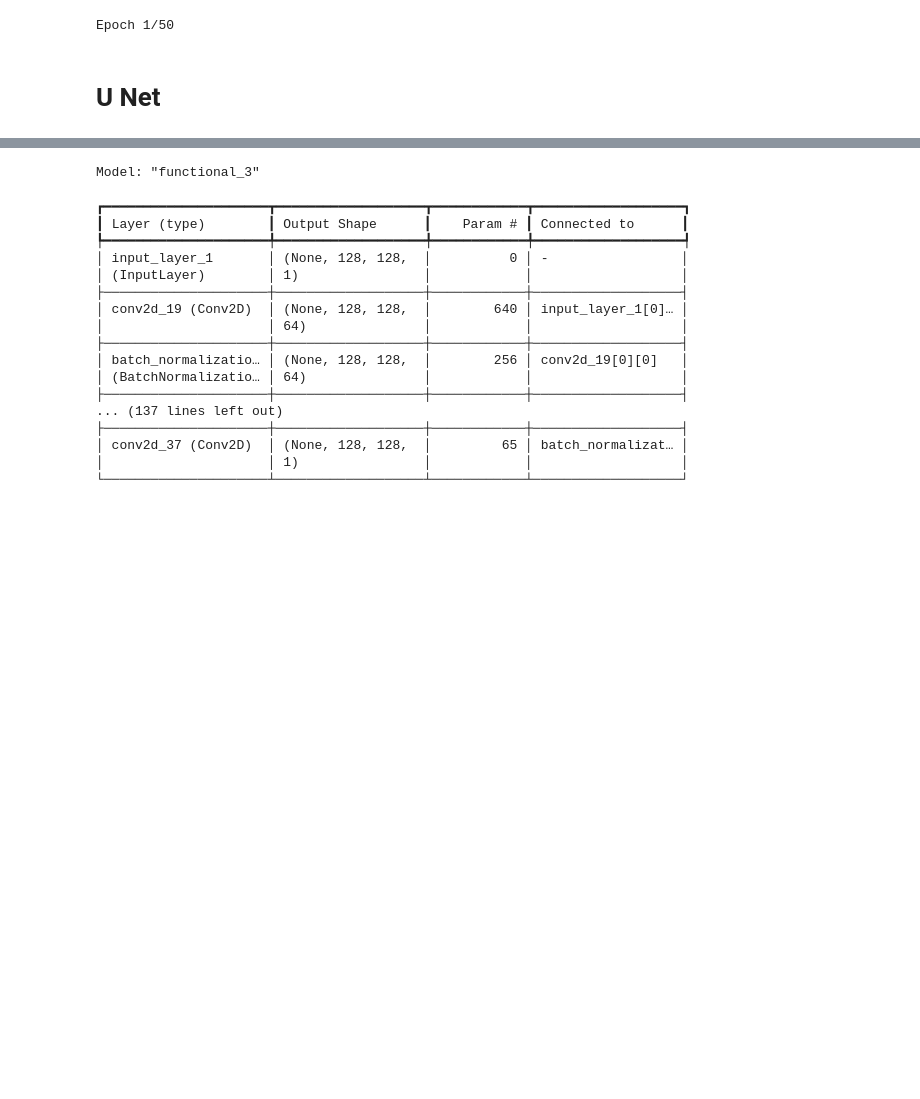
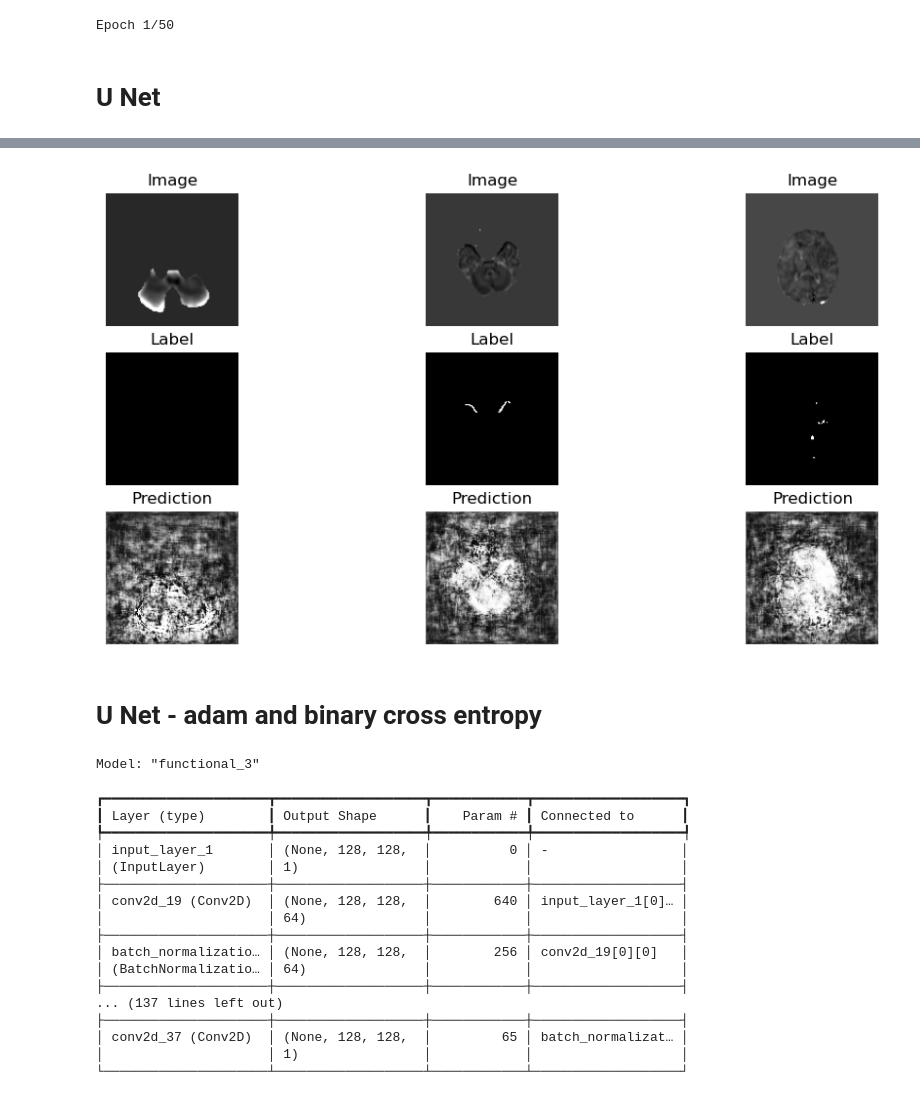
Before and after one commit to reshmaruby/Project, a Jupyter notebook: ProjectDraft1.ipynb, the cells around one changed output, grey strips where cells are left out. Cells and saved outputs as stored; diff of their text form; code cells hidden in the pictures; blank space fills up the shorter version.

```diff
--- a/ProjectDraft1.ipynb
+++ b/ProjectDraft1.ipynb
@@ -573,5 +573,5 @@ model_checkpoint_callback = ModelCheckpoint(
 X_train, X_val, y_train, y_val = train_test_split(flattened_cropped_zadc_data, flattened_cropped_label_data, test_size=0.2, random_state=42)
 
 # Fit the model with validation data
-history = model.fit(X_train, y_train, epochs=50, batch_size=32, validation_data=(X_val, y_val), callbacks=[model_checkpoint_callback])
+history = model.fit(X_train, y_train, epochs=100, batch_size=32, validation_data=(X_val, y_val), callbacks=[model_checkpoint_callback])
 # %% [output]
@@ -594,0 +619,26 @@ Epoch 50/50
+# %%
+# Get model predictions on a few samples
+predictions = model.predict(X_val[:3])
+
+# Visualize the predictions
+def visualize_predictions(images, labels, predictions, num_samples=3):
+    plt.figure(figsize=(12, 6))
+    for i in range(num_samples):
+        plt.subplot(3, num_samples, i + 1)
+        plt.imshow(images[i].reshape(128, 128), cmap='gray')
+        plt.title('Image')
+        plt.axis('off')
+
+        plt.subplot(3, num_samples, i + 1 + num_samples)
+        plt.imshow(labels[i].reshape(128, 128), cmap='gray')
+        plt.title('Label')
+        plt.axis('off')
+
+        plt.subplot(3, num_samples, i + 1 + 2*num_samples)
+        plt.imshow(predictions[i].reshape(128, 128), cmap='gray')
+        plt.title('Prediction')
+        plt.axis('off')
+    plt.show()
+
+visualize_predictions(X_val, y_val, predictions)
+# %% [output]
@@ -595,3 +646,6 @@ Epoch 50/50
+[figure, added]
+# %% [markdown]
+# **U Net - adam and binary cross entropy**
 # %%
 from keras.models import Model
 from keras.layers import Input, Conv2D, MaxPooling2D, UpSampling2D, concatenate, Dropout, BatchNormalization
```
Also changed, not shown: parts of 8 cells of this notebook.
